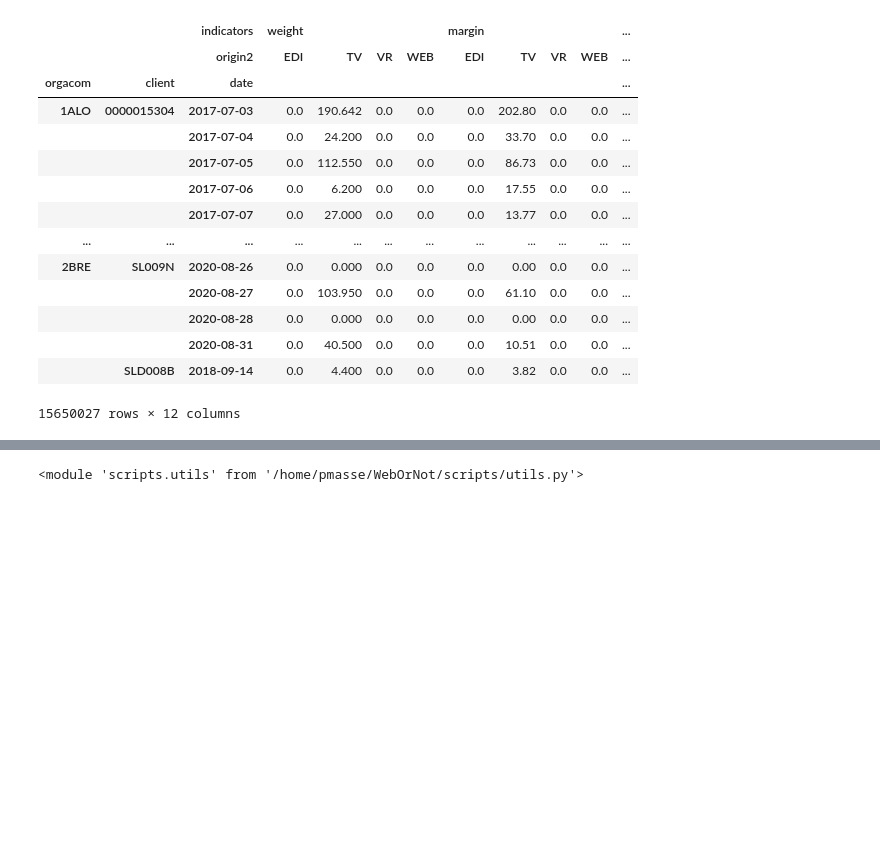
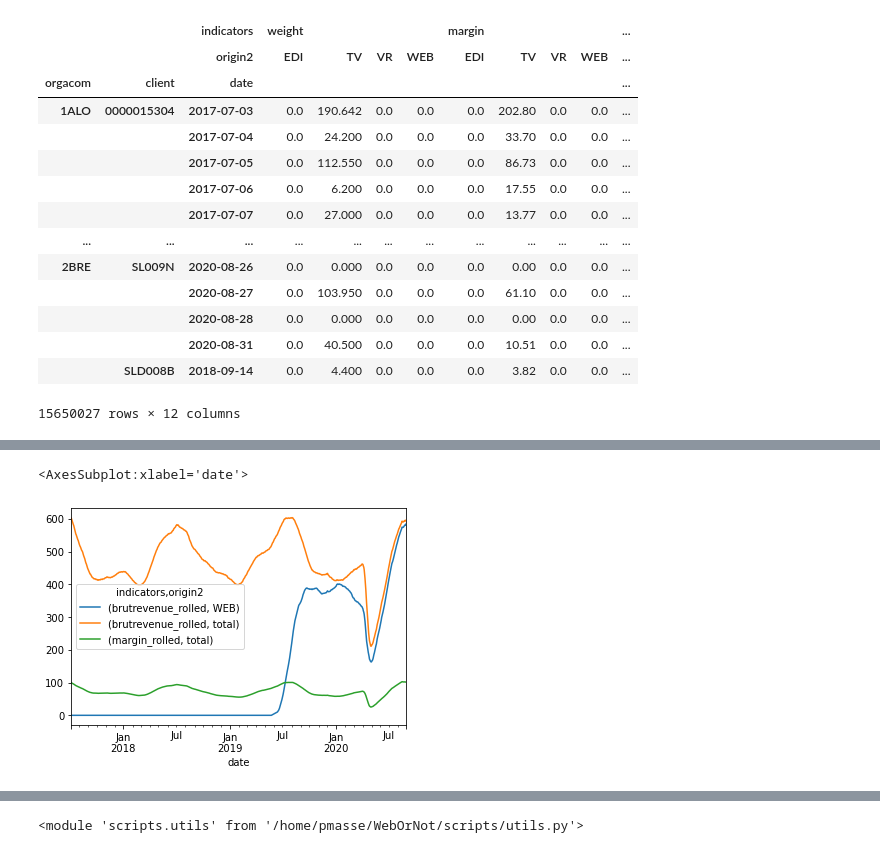
Before and after one commit to UltraDiuve/WebOrNot, a Jupyter notebook: notebooks/part2.ipynb, the cells around one changed output, grey strips where cells are left out. Saved outputs shown, nothing was run; the diff lists cells and outputs as text; code cells hidden in the pictures; blank space fills up the shorter version.

```diff
--- a/notebooks/part2.ipynb
+++ b/notebooks/part2.ipynb
@@ -46,0 +86,11 @@ day_orders
+# %%
+test.loc[(oc, clt),
+         [
+             ('brutrevenue_rolled', 'WEB'),
+             ('brutrevenue_rolled', 'total'),
+             ('margin_rolled', 'total')
+         ]
+        ].plot(kind='line')
+# %% [output]
+<AxesSubplot:xlabel='date'>
+[figure, added]
```
Also changed, not shown: parts of 9 cells of this notebook, 1 other file.
